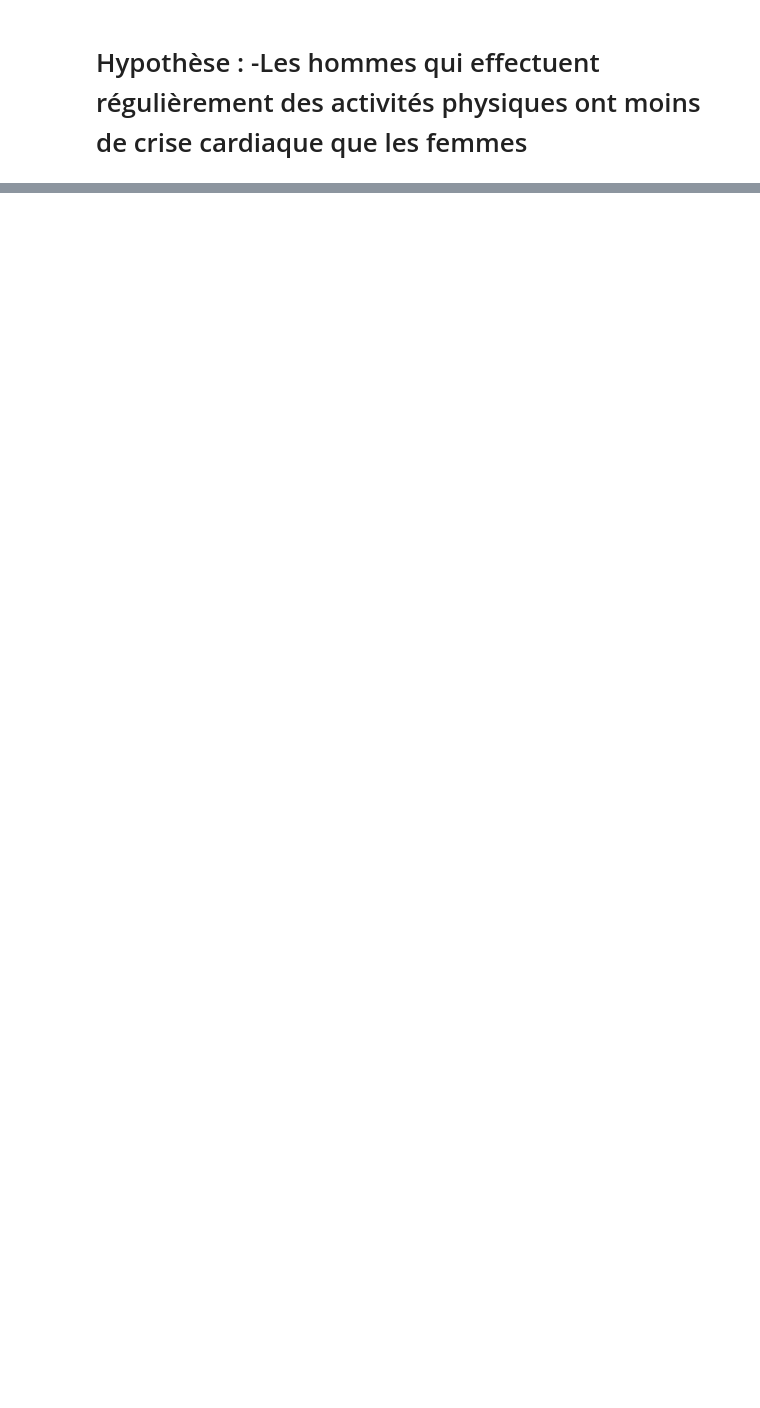
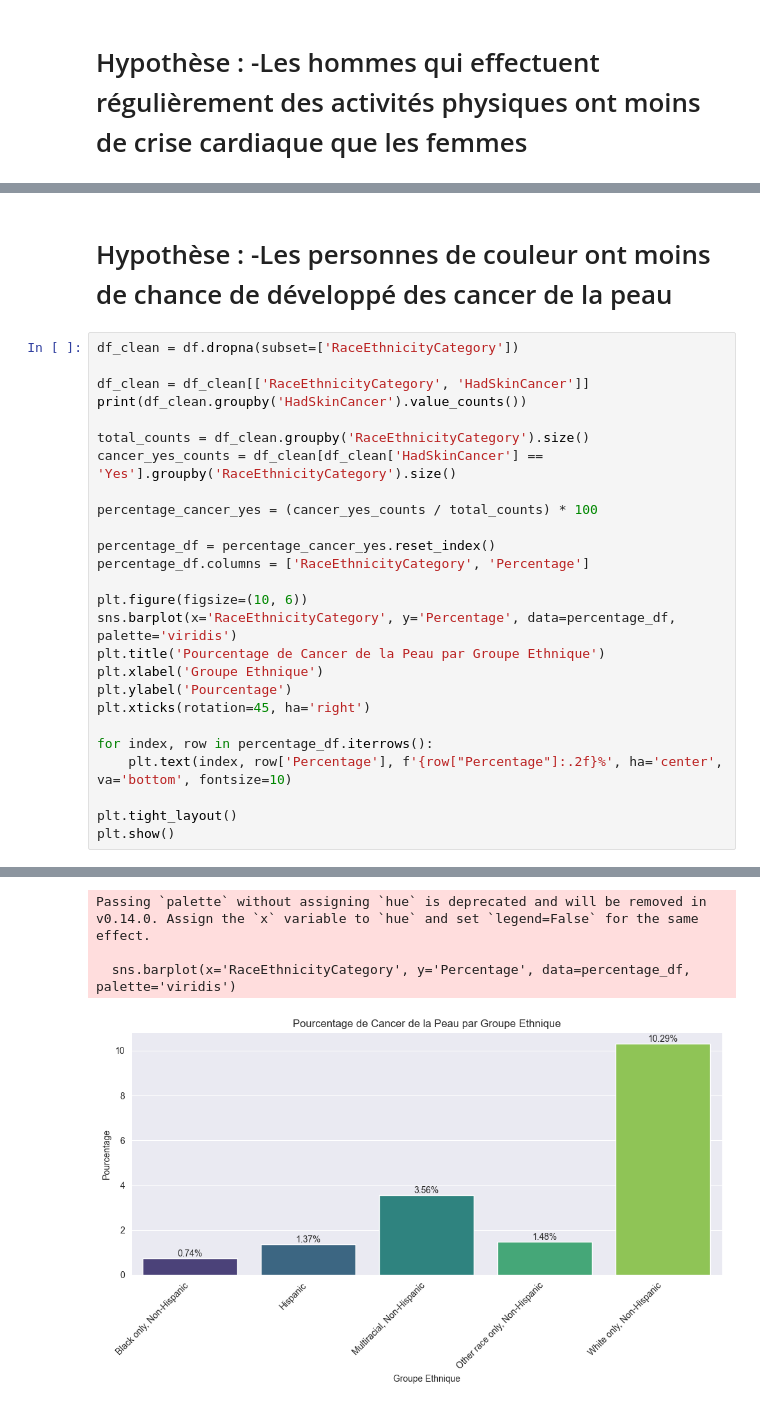
Before and after one commit to Leonciol/Reporting_restitution_grp4, a Jupyter notebook: main.ipynb, the cells around one changed output, grey strips where cells are left out. Drawn from its saved outputs; the diff is of its cells as text; blank space fills up the shorter version.

Commit message:
ajout des cancer de la peau (désolé je push sur ta branch

```diff
--- a/main.ipynb
+++ b/main.ipynb
@@ -248,0 +258,30 @@ plt.show()
+# %% [markdown]
+<h1>Hypothèse : </br>
+-Les personnes de couleur ont moins de chance de développé des cancer de la peau
+# %%
+df_clean = df.dropna(subset=['RaceEthnicityCategory'])
+
+df_clean = df_clean[['RaceEthnicityCategory', 'HadSkinCancer']]
+print(df_clean.groupby('HadSkinCancer').value_counts())
+
+total_counts = df_clean.groupby('RaceEthnicityCategory').size()
+cancer_yes_counts = df_clean[df_clean['HadSkinCancer'] == 'Yes'].groupby('RaceEthnicityCategory').size()
+
+percentage_cancer_yes = (cancer_yes_counts / total_counts) * 100
+
+percentage_df = percentage_cancer_yes.reset_index()
+percentage_df.columns = ['RaceEthnicityCategory', 'Percentage']
+
+plt.figure(figsize=(10, 6))
+sns.barplot(x='RaceEthnicityCategory', y='Percentage', data=percentage_df, palette='viridis')
+plt.title('Pourcentage de Cancer de la Peau par Groupe Ethnique')
+plt.xlabel('Groupe Ethnique')
+plt.ylabel('Pourcentage')
+plt.xticks(rotation=45, ha='right')
+
+for index, row in percentage_df.iterrows():
+    plt.text(index, row['Percentage'], f'{row["Percentage"]:.2f}%', ha='center', va='bottom', fontsize=10)
+
+plt.tight_layout()
+plt.show()
+# %% [output]
@@ -248,0 +300,4 @@ plt.show()
+Passing `palette` without assigning `hue` is deprecated and will be removed in v0.14.0. Assign the `x` variable to `hue` and set `legend=False` for the same effect.
+
+  sns.barplot(x='RaceEthnicityCategory', y='Percentage', data=percentage_df, palette='viridis')
+[figure, added]
```
Also changed, not shown: parts of 10 cells of this notebook, 2 other files.
